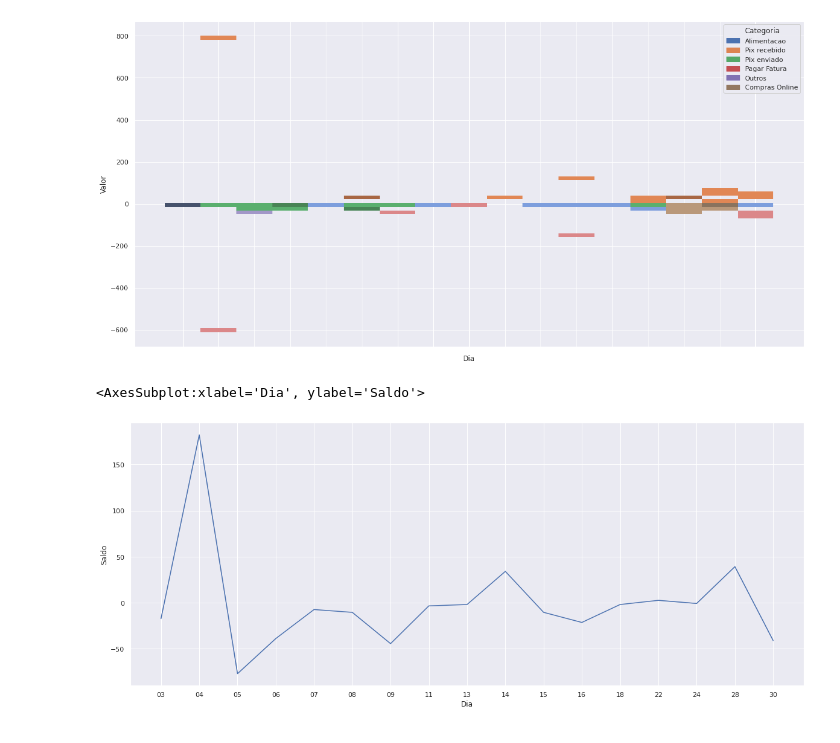
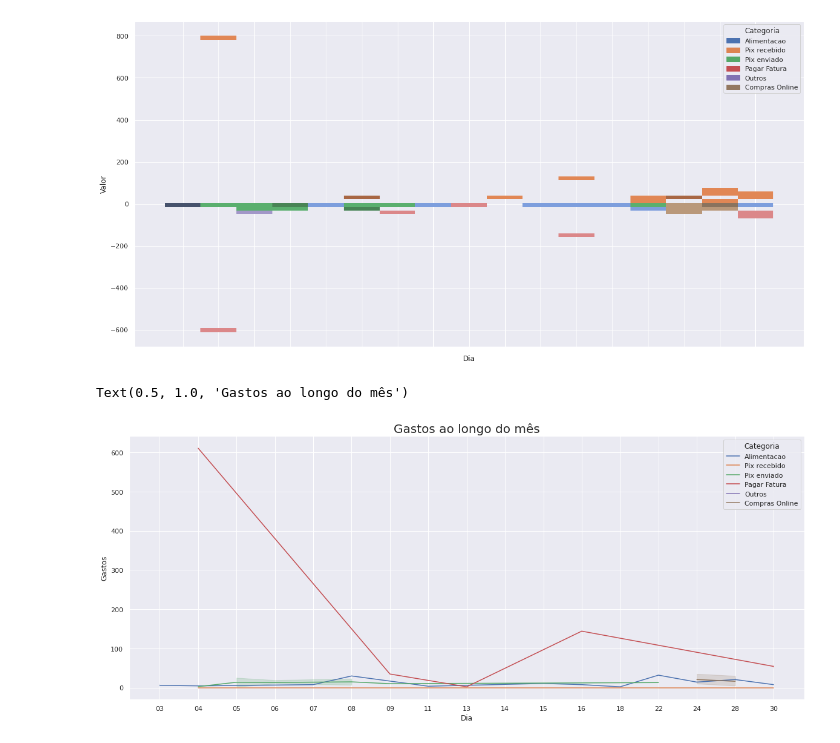
Before and after one commit to joaobizzo/nubank_controle_gastos, a Jupyter notebook: main.ipynb, the cells around one changed output. Saved outputs shown, nothing was run; the diff lists cells and outputs as text; code cells hidden in the pictures.

```diff
--- a/main.ipynb
+++ b/main.ipynb
@@ -77,6 +77,14 @@ for gasto in df['Valor']:
     else:
         gastou = 0
     df.loc[df['Valor'] == gasto, 'Gastos'] = gastou
+# %%
+# criar coluna receitas
+for receita in df['Valor']:
+    if receita > 0:
+        recebeu = receita
+    else:
+        recebeu = 0
+    df.loc[df['Valor'] == receita, 'Receitas'] = recebeu
 # %%
 df
 # %% [output]
@@ -136,13 +156,15 @@ plot.set_xticklabels(plot.get_xticklabels(), rotation=90);
 # %%
 # remover temporariamente outliers, com valor > 500 ou < -500
 
 
 
 # ver gastos ao longo do tempo
 import seaborn as sns
 sns.set_theme(style="darkgrid")
+sns.color_palette("rocket")
 sns.set(rc={'figure.figsize':(20,8)})
-sns.lineplot(x="Dia", y="Saldo", data=df)
+sns.lineplot(x="Dia", y="Gastos", hue='Categoria', data=df)
+plt.title("Gastos ao longo do mês", fontsize=20)
 # %% [output]
-<AxesSubplot:xlabel='Dia', ylabel='Saldo'>
+Text(0.5, 1.0, 'Gastos ao longo do mês')
-[figure, old version]
+[figure, new version]
```
Also changed, not shown: parts of 3 cells of this notebook.
